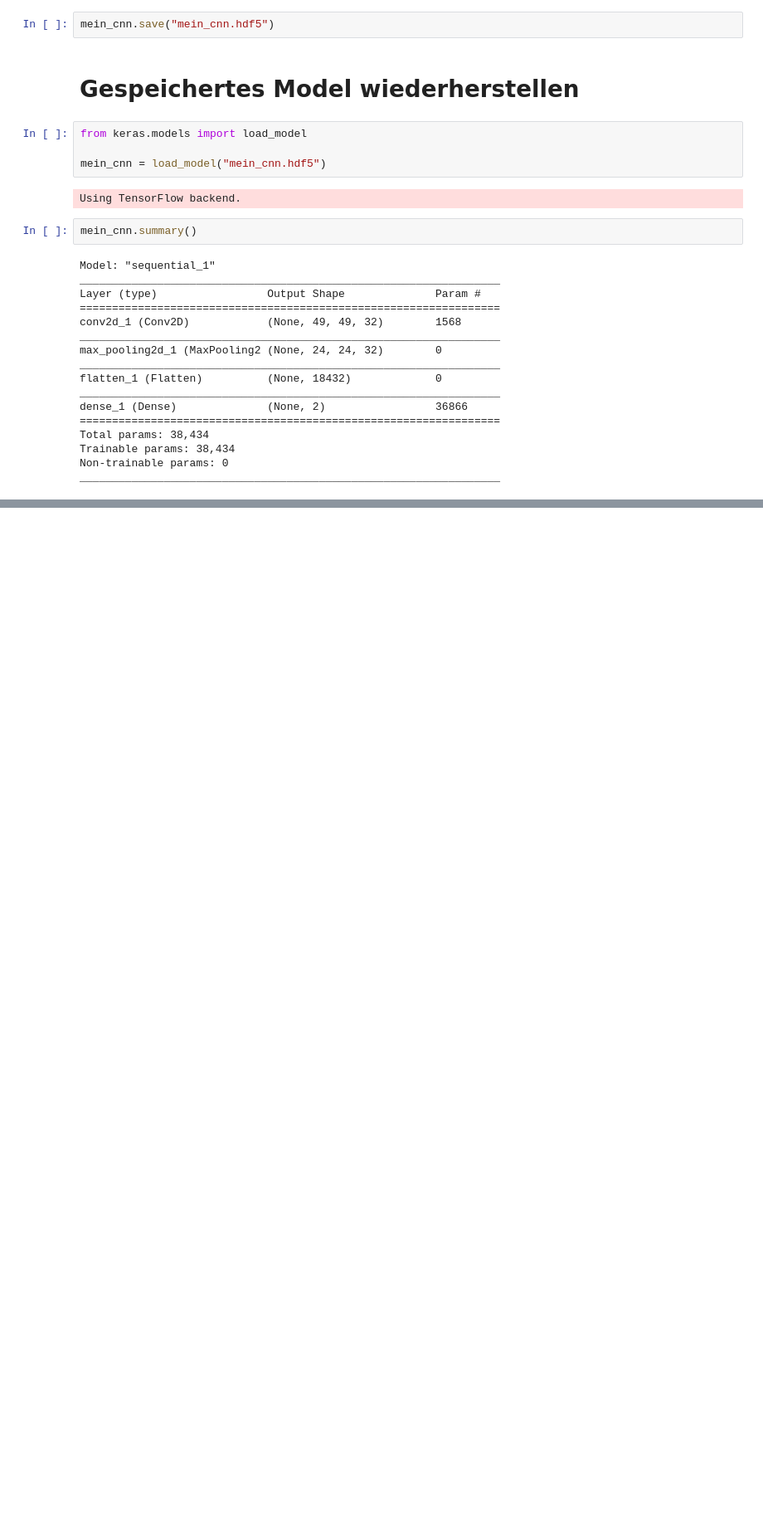
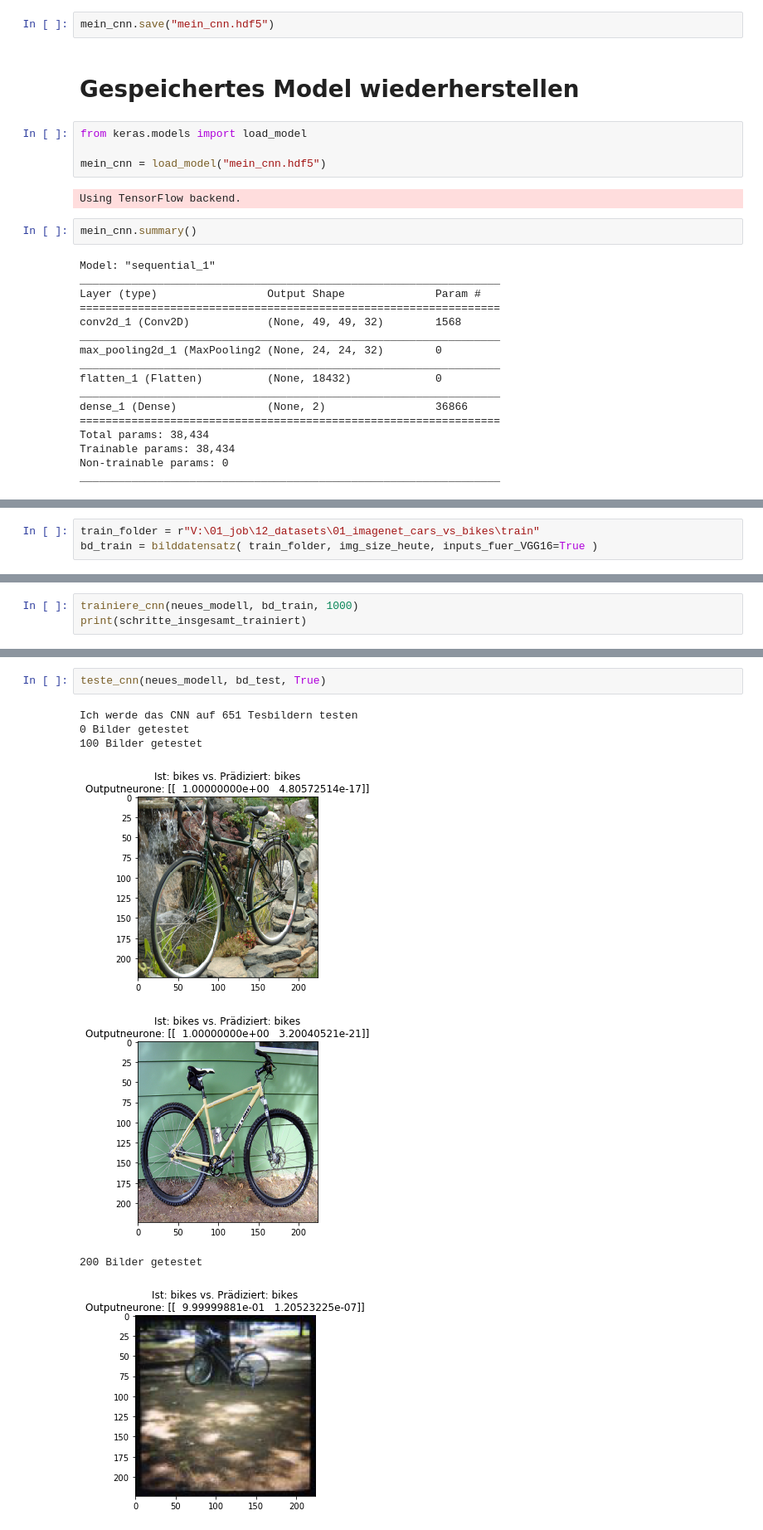
Before and after one commit to juebrauer/course_computer_vision_with_deep_learning, a Jupyter notebook: 08_cnn_zur_klassifikation/cnn_zur_klassifikation.ipynb, the cells around one changed output, grey strips where cells are left out. Shown at 83% size. Saved outputs shown, nothing was run; the diff lists cells and outputs as text; blank space fills up the shorter version.

Commit message:
Added code cells to show how to do transfer learning using a pre-trained CNN

```diff
--- a/08_cnn_zur_klassifikation/cnn_zur_klassifikation.ipynb
+++ b/08_cnn_zur_klassifikation/cnn_zur_klassifikation.ipynb
@@ -307,0 +530,3 @@ _________________________________________________________________
+# %%
+train_folder = r"V:\01_job\12_datasets\01_imagenet_cars_vs_bikes\train"
+bd_train = bilddatensatz( train_folder, img_size_heute, inputs_fuer_VGG16=True )
@@ -307,0 +546,3 @@ _________________________________________________________________
+# %%
+trainiere_cnn(neues_modell, bd_train, 1000)
+print(schritte_insgesamt_trainiert)
@@ -307,0 +564,10 @@ _________________________________________________________________
+# %%
+teste_cnn(neues_modell, bd_test, True)
+# %% [output]
+Ich werde das CNN auf 651 Tesbildern testen
+0 Bilder getestet
+100 Bilder getestet
+[figure, added]
+[figure, added]
+200 Bilder getestet
+[figure, added]
```
Also changed, not shown: parts of 25 cells of this notebook.
